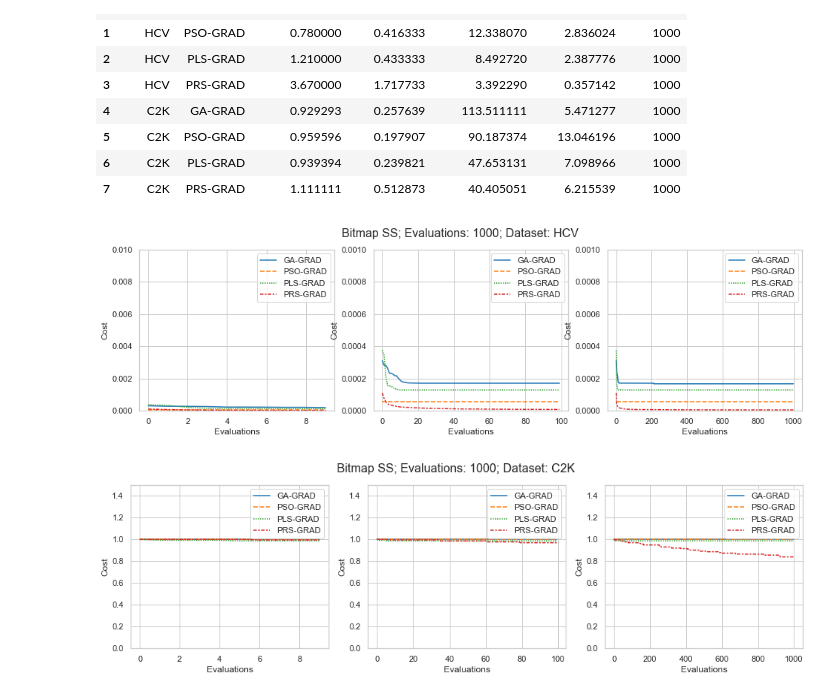
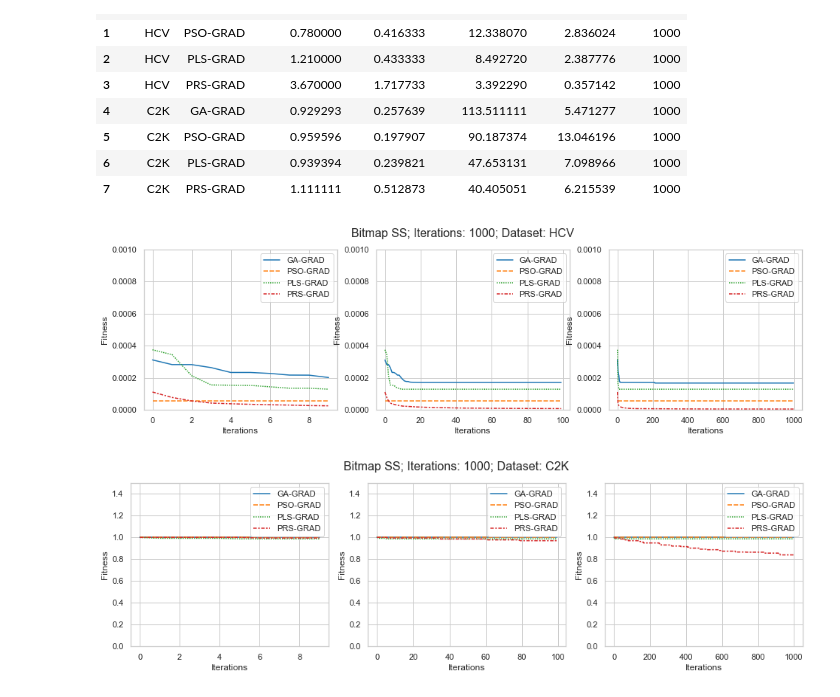
Before and after one commit to owuordickson/meso-hpc-lr, a Jupyter notebook: results/swarmgp/analysis_v1.ipynb, the cells around one changed output. Cells and saved outputs as stored; diff of their text form; code cells hidden in the pictures.

```diff
--- a/results/swarmgp/analysis_v1.ipynb
+++ b/results/swarmgp/analysis_v1.ipynb
@@ -303,36 +303,36 @@ for ds in data_sets:
     df1 = df_data.loc[df_data['Data-set'] == ds]
 
     # df_comb = df1[['Algorithm', 'Iterations (mu)']].values
     comb_cols = df1['Algorithm'].values
     comb_values = []
     # comb_values = np.array([df1['Iterations (mu)'].values])
     limits = np.arange(1000)
     for index, row in df1.iterrows():
         comb_values.append(row['Iterations (mu)'])
     comb_values = np.array(comb_values).T
 
 
     fig = plt.figure(figsize=(16,4))
 
     if ds == 'C2K':
         lims = [1.5, 1.5, 1.5]
     else:
-        lims = [0.01, 0.001, 0.001]
+        lims = [0.001, 0.001, 0.001]
     i = 1
     for x in ([10, 100, 1000]):
         plt.subplot(1, 3, i)
         limits = np.arange(x)
         vals = comb_values[0:x]
 
         data = pd.DataFrame(vals, limits, columns=comb_cols)
 
         sns.lineplot(data=data, palette="tab10")  # , markers=True)
         plt.ylim(0, lims[i-1])
-        plt.xlabel('Evaluations')
-        plt.ylabel('Cost')
+        plt.xlabel('Iterations')
+        plt.ylabel('Fitness')
         i += 1
 
-    fig.suptitle('Bitmap SS; Evaluations: ' + str(row['Iterations']) + '; Dataset: ' + ds, fontsize=16)
+    fig.suptitle('Bitmap SS; Iterations: ' + str(row['Iterations']) + '; Dataset: ' + ds, fontsize=16)
 # %% [output]
-[figure, old version]
+[figure, new version]
-[figure, old version]
+[figure, new version]
```
Also changed, not shown: 1 other file.
